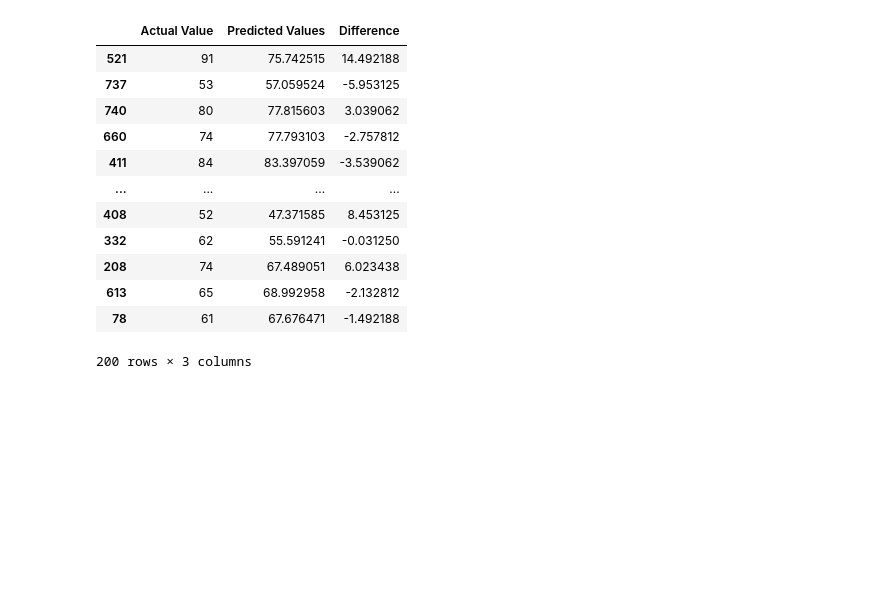
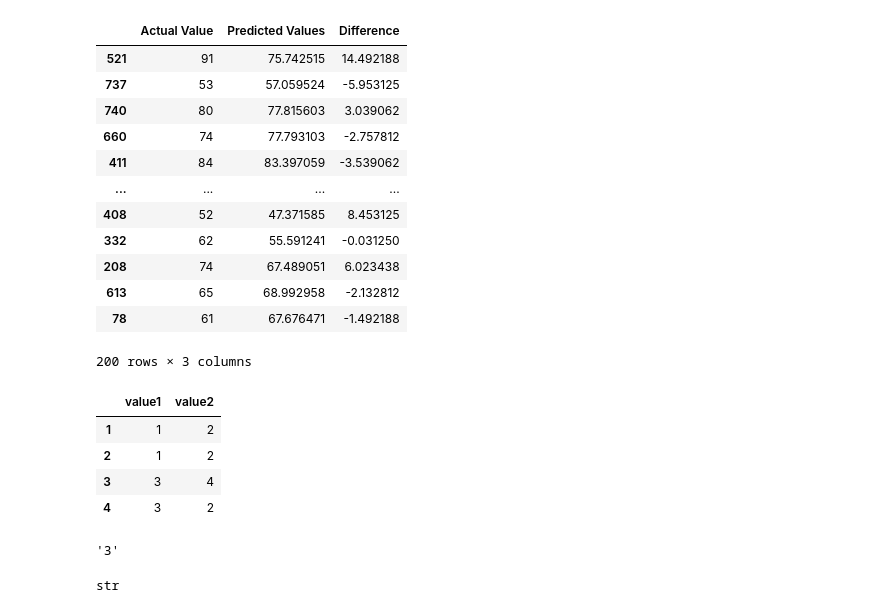
Before and after one commit to Ankita1490/End_end_ML_project, a Jupyter notebook: notebook/MODEL TRAINING.ipynb, the cells around one changed output. Saved outputs shown, nothing was run; the diff lists cells and outputs as text; code cells hidden in the pictures; blank space fills up the shorter version.

```diff
--- a/notebook/MODEL TRAINING.ipynb
+++ b/notebook/MODEL TRAINING.ipynb
@@ -233,3 +235,15 @@ pred_df
 | 613 | 65 | 68.992958 | -2.132812 |
 | 78 | 61 | 67.676471 | -1.492188 |
 200 rows × 3 columns
+# %%
+dict_ ={'1': {'value1':1, 'value2':2}, '2': {'value1':1, 'value2':2}, '3':{'value1':3, 'value2':4},'4':{'value1':3, 'value2':2}}
+
+pd.DataFrame(dict_).T
+
+#max_value =max(sorted(dict_.values()))
+# %% [output]
+|  | value1 | value2 |
+| 1 | 1 | 2 |
+| 2 | 1 | 2 |
+| 3 | 3 | 4 |
+| 4 | 3 | 2 |
@@ -235,0 +252,8 @@ pred_df
+# %%
+best_key
+# %% [output]
+'3'
+# %%
+list(dict_.keys())[list(dict_.values()).index(max_value)]
+# %% [output]
+str
```
Also changed, not shown: parts of 2 cells of this notebook, 14 other files.
